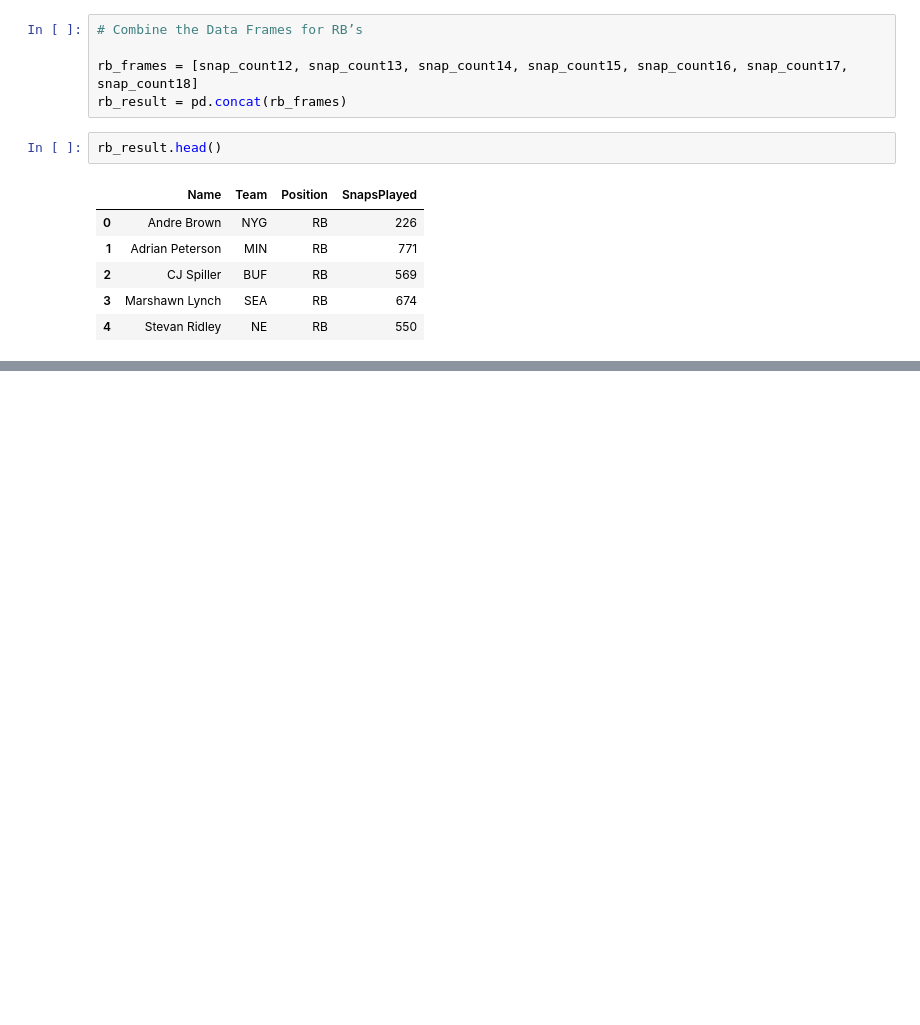
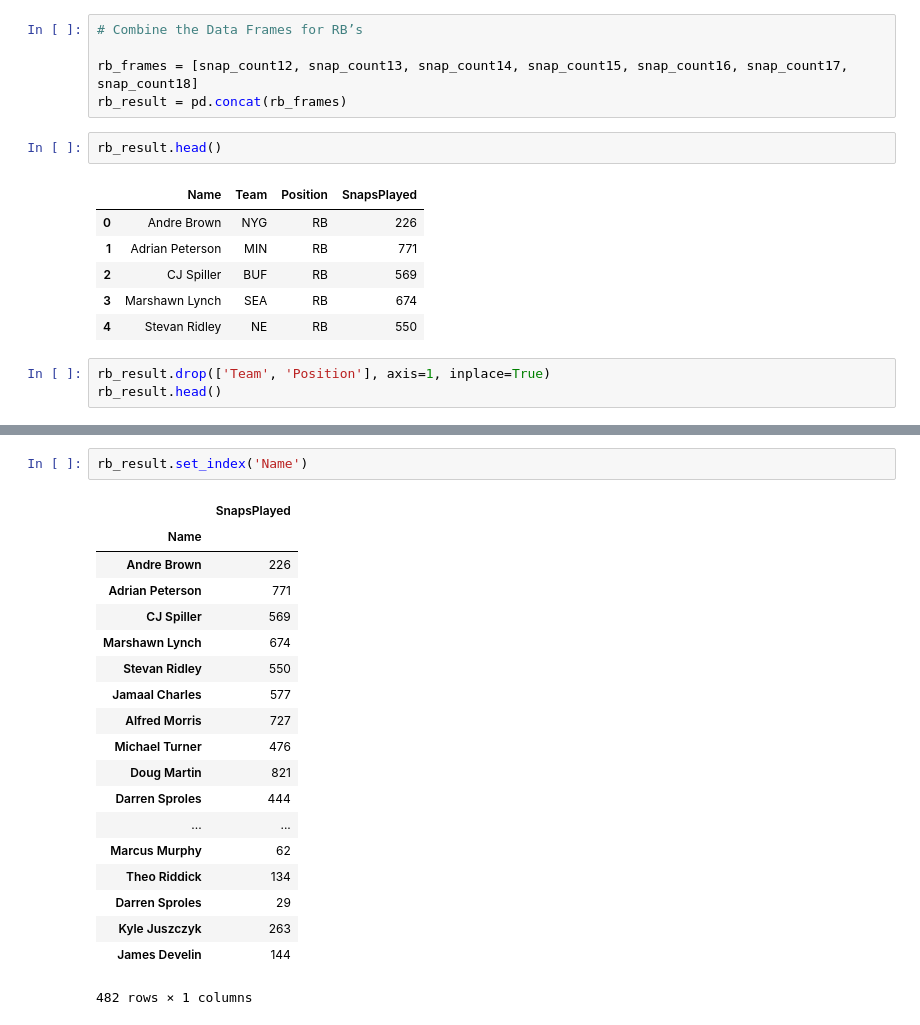
Before and after one commit to DrewLoPresti/NFL_Challenge, a Jupyter notebook: Snap Count/RB Snap Count.ipynb, the cells around one changed output, grey strips where cells are left out. Cells and saved outputs as stored; diff of their text form; blank space fills up the shorter version.

```diff
--- a/Snap Count/RB Snap Count.ipynb
+++ b/Snap Count/RB Snap Count.ipynb
@@ -187,3 +187,6 @@ rb_result.head()
 | 2 | CJ Spiller | BUF | RB | 569 |
 | 3 | Marshawn Lynch | SEA | RB | 674 |
 | 4 | Stevan Ridley | NE | RB | 550 |
+# %%
+rb_result.drop(['Team', 'Position'], axis=1, inplace=True)
+rb_result.head()
@@ -189,0 +200,22 @@ rb_result.head()
+# %%
+rb_result.set_index('Name')
+# %% [output]
+|  | SnapsPlayed |
+| Name |  |
+| Andre Brown | 226 |
+| Adrian Peterson | 771 |
+| CJ Spiller | 569 |
+| Marshawn Lynch | 674 |
+| Stevan Ridley | 550 |
+| Jamaal Charles | 577 |
+| Alfred Morris | 727 |
+| Michael Turner | 476 |
+| Doug Martin | 821 |
+| Darren Sproles | 444 |
+| ... | ... |
+| Marcus Murphy | 62 |
+| Theo Riddick | 134 |
+| Darren Sproles | 29 |
+| Kyle Juszczyk | 263 |
+| James Develin | 144 |
+482 rows × 1 columns
```
Also changed, not shown: parts of 3 cells of this notebook, 6 other files.
